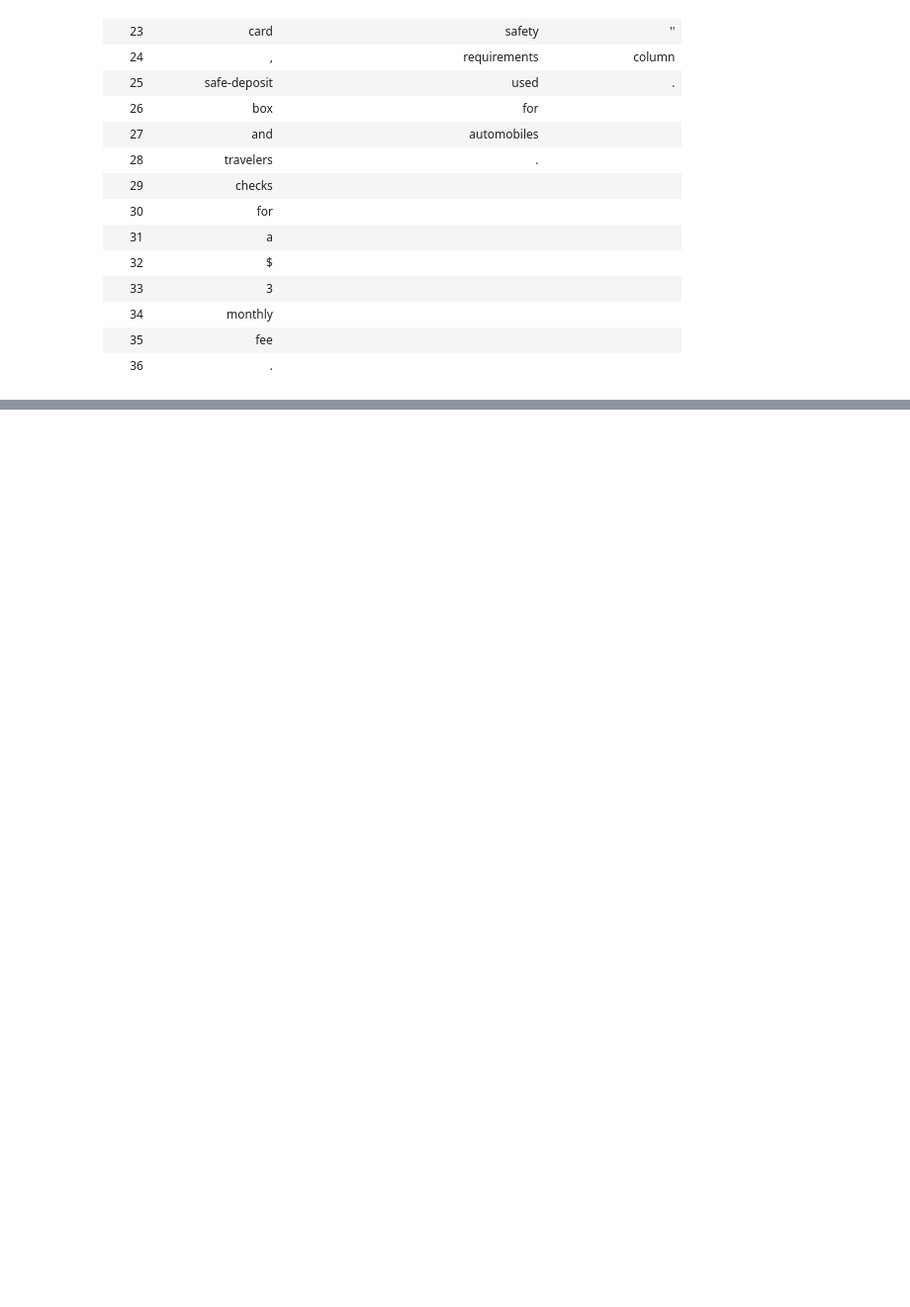
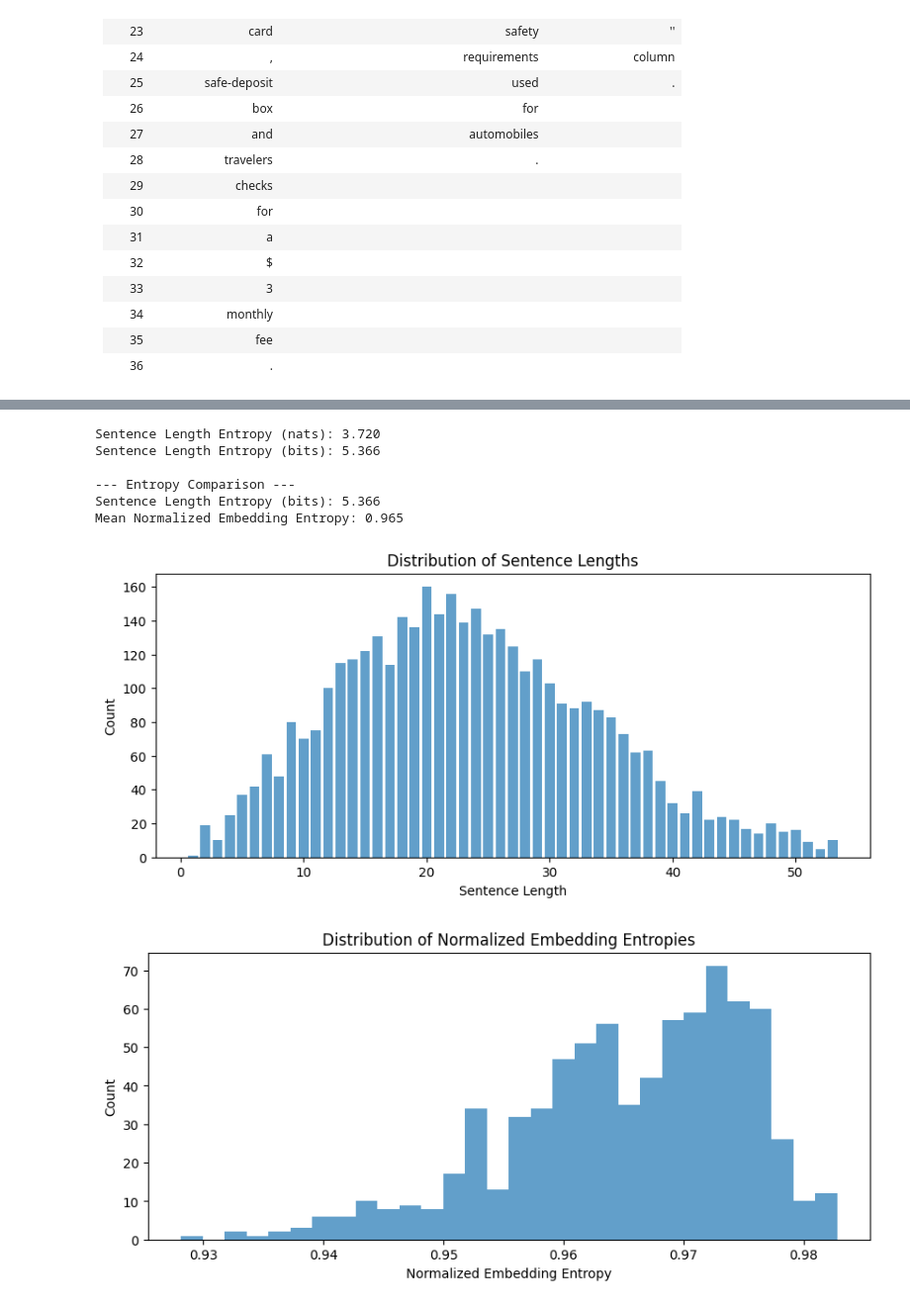
Before and after one commit to LarsHeijnennn/Internship, a Jupyter notebook: modeling/sentence_length.ipynb, the cells around one changed output, grey strips where cells are left out. Shown at 99% size. Saved outputs shown, nothing was run; the diff lists cells and outputs as text; code cells hidden in the pictures; blank space fills up the shorter version.

```diff
--- a/modeling/sentence_length.ipynb
+++ b/modeling/sentence_length.ipynb
@@ -360,0 +375,57 @@ Norm Entropy Mean: 0.965
+# %%
+# --- Entropy of Sentence Length Distribution ---
+from collections import Counter
+from scipy.stats import entropy
+
+# Calculate the probability distribution of sentence lengths
+length_counts = Counter([len(sentence.split()) for sentence in filtered_cleaned_sentences])
+total = sum(length_counts.values())
+length_probs = np.array([count / total for count in length_counts.values()])
+
+# Entropy in nats and bits
+length_entropy_nats = entropy(length_probs)  # natural log
+length_entropy_bits = entropy(length_probs, base=2)
+
+print(f"Sentence Length Entropy (nats): {length_entropy_nats:.3f}")
+print(f"Sentence Length Entropy (bits): {length_entropy_bits:.3f}")
+
+
+
+print(f"\n--- Entropy Comparison ---")
+print(f"Sentence Length Entropy (bits): {length_entropy_bits:.3f}")
+print(f"Mean Normalized Embedding Entropy: {normalized_entropies.mean():.3f}")
+
+
+import matplotlib.pyplot as plt
+plt.figure(figsize=(10,4))
+plt.bar(list(length_counts.keys()), list(length_counts.values()), alpha=0.7)
+plt.xlabel('Sentence Length')
+plt.ylabel('Count')
+plt.title('Distribution of Sentence Lengths')
+plt.show()
+
+
+plt.figure(figsize=(10,4))
+plt.hist(normalized_entropies, bins=30, alpha=0.7)
+plt.xlabel('Normalized Embedding Entropy')
+plt.ylabel('Count')
+plt.title('Distribution of Normalized Embedding Entropies')
+plt.show()
+
+
+plt.figure(figsize=(8, 6))
+plt.bar(length_counts.keys(), length_probs, color='skyblue')
+plt.xlabel('Sentence Length')
+plt.ylabel('Probability')
+plt.title('Probability Distribution of Sentence Lengths')
+plt.grid(True)
+plt.show()
+# %% [output]
+Sentence Length Entropy (nats): 3.720
+Sentence Length Entropy (bits): 5.366
+
+--- Entropy Comparison ---
+Sentence Length Entropy (bits): 5.366
+Mean Normalized Embedding Entropy: 0.965
+[figure, added]
+[figure, added]
```
Also changed, not shown: parts of 5 cells of this notebook, 3 other files.
